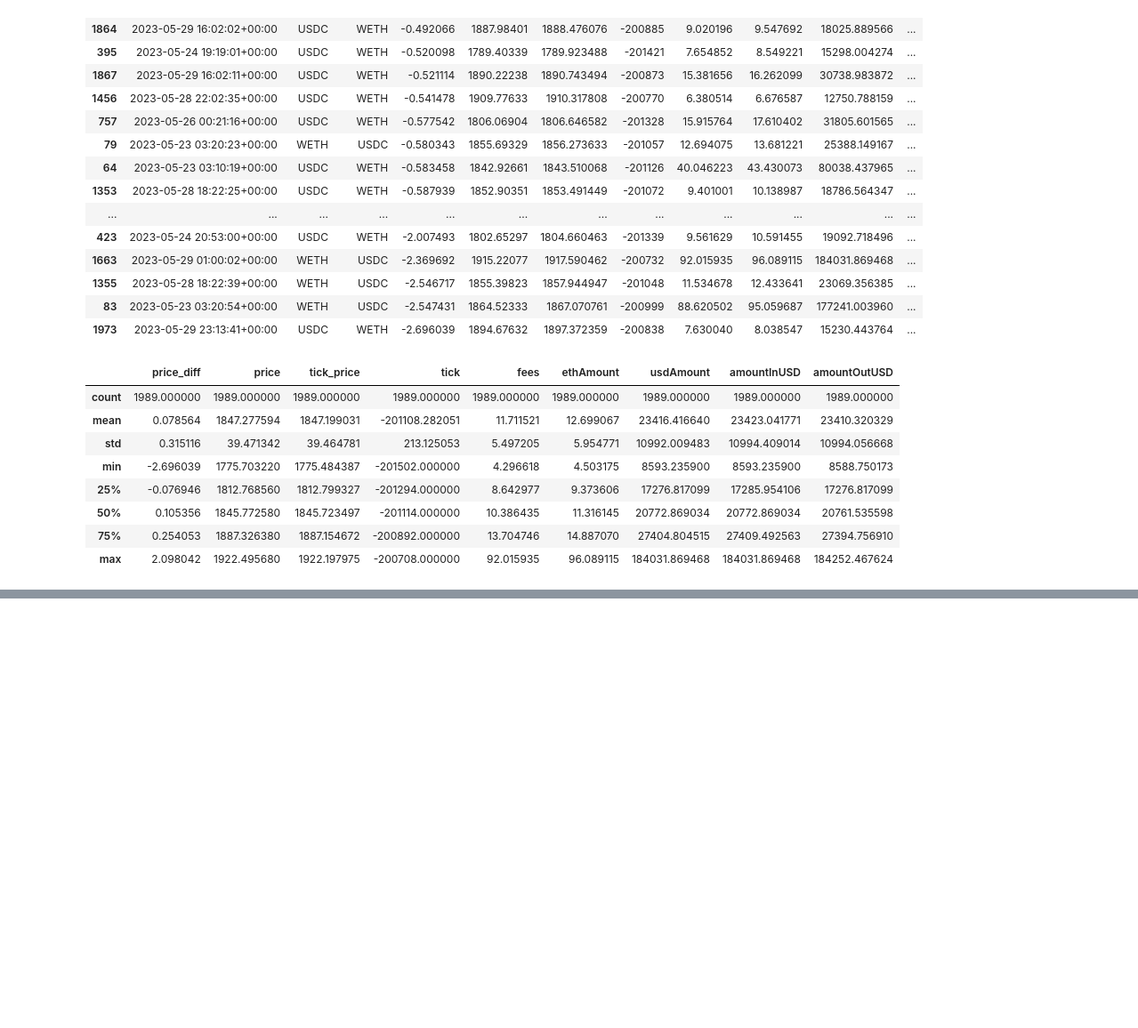
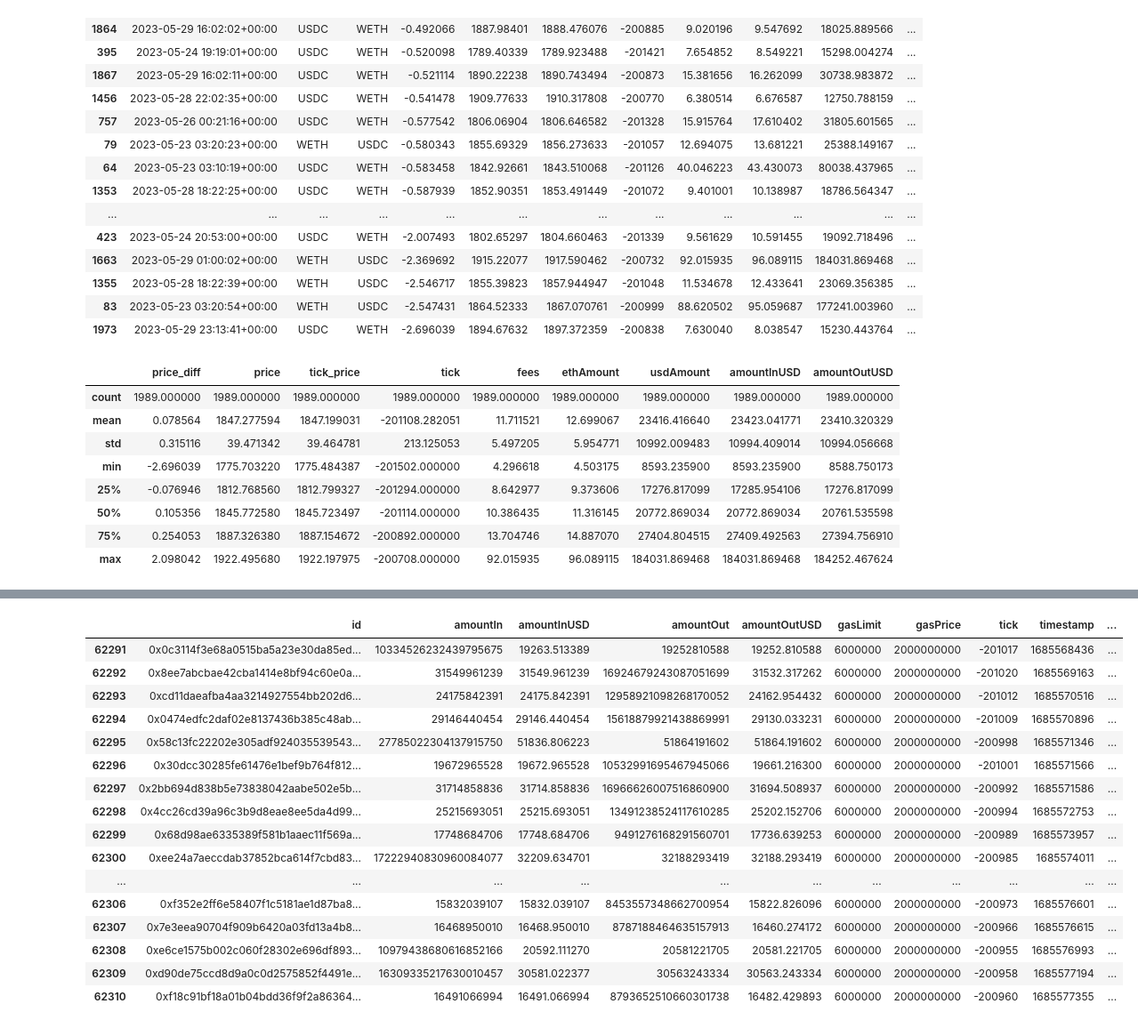
Before and after one commit to zhant09/uniswap-v3-analysis, a Jupyter notebook: notebooks/dex_cex_analysis.ipynb, the cells around one changed output, grey strips where cells are left out. Shown at 89% size. Drawn from its saved outputs; the diff is of its cells as text; code cells hidden in the pictures; blank space fills up the shorter version.

Commit message:
fetching & analysis swap data

```diff
--- a/notebooks/dex_cex_analysis.ipynb
+++ b/notebooks/dex_cex_analysis.ipynb
@@ -912,0 +870,11 @@ swap_query = """
+# %%
+# trading account：0x8cc02c2381b7c55e18dccfea917f0677a5671931 analysis
+# fetch all history transactions
+import pandas as pd
+
+from utils import utils
+
+# new resolved USDT related swaps
+df = pd.read_csv("../data/user_arb_swap_new.csv")
+df["datetime"] = df["timestamp"].apply(utils.utc_timestamp_to_date)
+df.head()
@@ -912,0 +906,30 @@ swap_query = """
+# %%
+init_eth = 100
+init_usd = 100 * 2000
+
+# calculate eth, usd in every step to know least investment, considering about trading fee
+trade_data = df.to_dict("records")
+
+last_usd = init_usd
+last_eth = init_eth
+
+current_usd = 0
+current_eth = 0
+for item in trade_data:
+    fees = item["amountInUSD"] * 0.0005
+    if item["tokenIn"] == "USDC":
+        current_usd = last_usd - item["amountInUSD"]
+        current_eth = last_eth + int(item["amountOut"]) / (10 ** 18)
+    if item["tokenIn"] == "WETH":
+        current_usd = last_usd + item["amountOutUSD"]
+        current_eth = last_eth - int(item["amountIn"]) / (10 ** 18)
+    # profit = item["price"] * current_eth + current_usd - item["price"] * init_eth - init_usd
+    # item["profit"] = profit
+    item["fees"] = fees
+    item["usd"] = current_usd
+    item["eth"] = current_eth
+    last_usd = current_usd
+    last_eth = current_eth
+
+user_df = pd.DataFrame(trade_data)
+user_df.head()
@@ -912,0 +955,20 @@ swap_query = """
+# %%
+user_df.tail(20)
+# %% [output]
+|  | id | amountIn | amountInUSD | amountOut | amountOutUSD | gasLimit | gasPrice | tick | timestamp | ... |
+| 62291 | 0x0c3114f3e68a0515ba5a23e30da85ed... | 10334526232439795675 | 19263.513389 | 19252810588 | 19252.810588 | 6000000 | 2000000000 | -201017 | 1685568436 | ... |
+| 62292 | 0x8ee7abcbae42cba1414e8bf94c60e0a... | 31549961239 | 31549.961239 | 16924679243087051699 | 31532.317262 | 6000000 | 2000000000 | -201020 | 1685569163 | ... |
+| 62293 | 0xcd11daeafba4aa3214927554bb202d6... | 24175842391 | 24175.842391 | 12958921098268170052 | 24162.954432 | 6000000 | 2000000000 | -201012 | 1685570516 | ... |
+| 62294 | 0x0474edfc2daf02e8137436b385c48ab... | 29146440454 | 29146.440454 | 15618879921438869991 | 29130.033231 | 6000000 | 2000000000 | -201009 | 1685570896 | ... |
+| 62295 | 0x58c13fc22202e305adf924035539543... | 27785022304137915750 | 51836.806223 | 51864191602 | 51864.191602 | 6000000 | 2000000000 | -200998 | 1685571346 | ... |
+| 62296 | 0x30dcc30285fe61476e1bef9b764f812... | 19672965528 | 19672.965528 | 10532991695467945066 | 19661.216300 | 6000000 | 2000000000 | -201001 | 1685571566 | ... |
+| 62297 | 0x2bb694d838b5e73838042aabe502e5b... | 31714858836 | 31714.858836 | 16966626007516860900 | 31694.508937 | 6000000 | 2000000000 | -200992 | 1685571586 | ... |
+| 62298 | 0x4cc26cd39a96c3b9d8eae8ee5da4d99... | 25215693051 | 25215.693051 | 13491238524117610285 | 25202.152706 | 6000000 | 2000000000 | -200994 | 1685572753 | ... |
+| 62299 | 0x68d98ae6335389f581b1aaec11f569a... | 17748684706 | 17748.684706 | 9491276168291560701 | 17736.639253 | 6000000 | 2000000000 | -200989 | 1685573957 | ... |
+| 62300 | 0xee24a7aeccdab37852bca614f7cbd83... | 17222940830960084077 | 32209.634701 | 32188293419 | 32188.293419 | 6000000 | 2000000000 | -200985 | 1685574011 | ... |
+| ... | ... | ... | ... | ... | ... | ... | ... | ... | ... | ... |
+| 62306 | 0xf352e2ff6e58407f1c5181ae1d87ba8... | 15832039107 | 15832.039107 | 8453557348662700954 | 15822.826096 | 6000000 | 2000000000 | -200973 | 1685576601 | ... |
+| 62307 | 0x7e3eea90704f909b6420a03fd13a4b8... | 16468950010 | 16468.950010 | 8787188464635157913 | 16460.274172 | 6000000 | 2000000000 | -200966 | 1685576615 | ... |
+| 62308 | 0xe6ce1575b002c060f28302e696df893... | 10979438680616852166 | 20592.111270 | 20581221705 | 20581.221705 | 6000000 | 2000000000 | -200955 | 1685576993 | ... |
+| 62309 | 0xd90de75ccd8d9a0c0d2575852f4491e... | 16309335217630010457 | 30581.022377 | 30563243334 | 30563.243334 | 6000000 | 2000000000 | -200958 | 1685577194 | ... |
+| 62310 | 0xf18c91bf18a01b04bdd36f9f2a86364... | 16491066994 | 16491.066994 | 8793652510660301738 | 16482.429893 | 6000000 | 2000000000 | -200960 | 1685577355 | ... |
```
Also changed, not shown: parts of 14 cells of this notebook, 1 other file.
